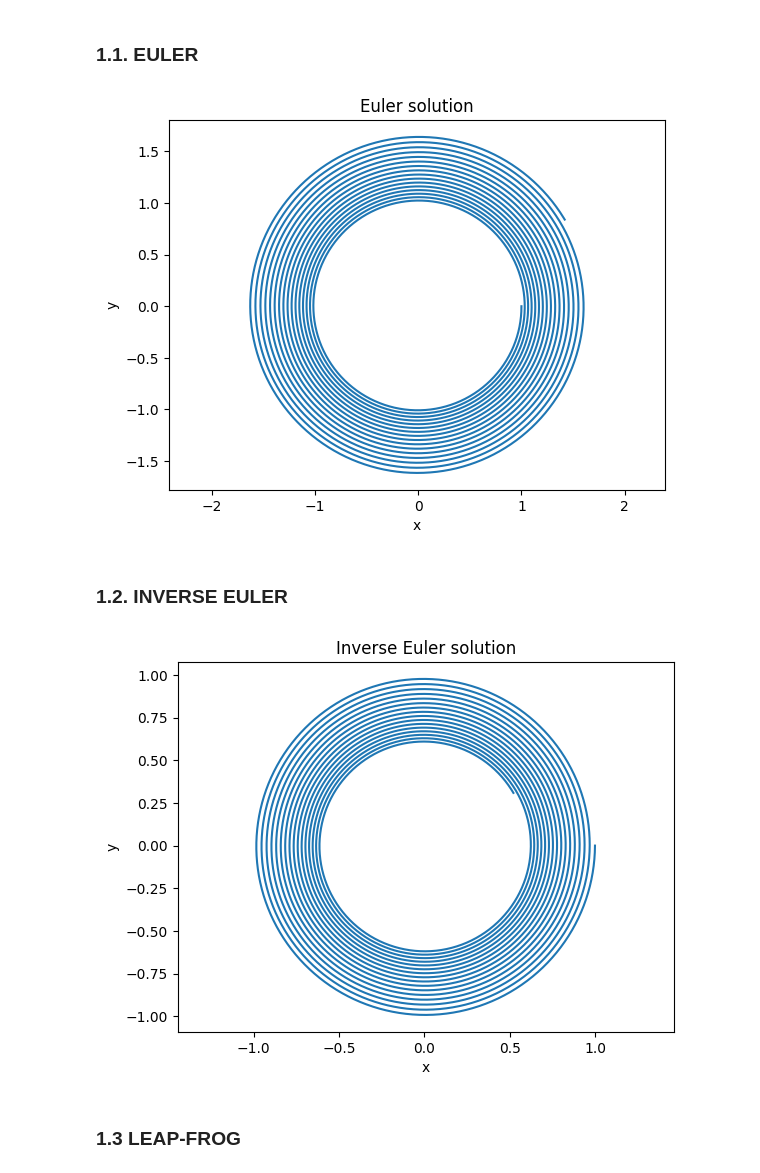
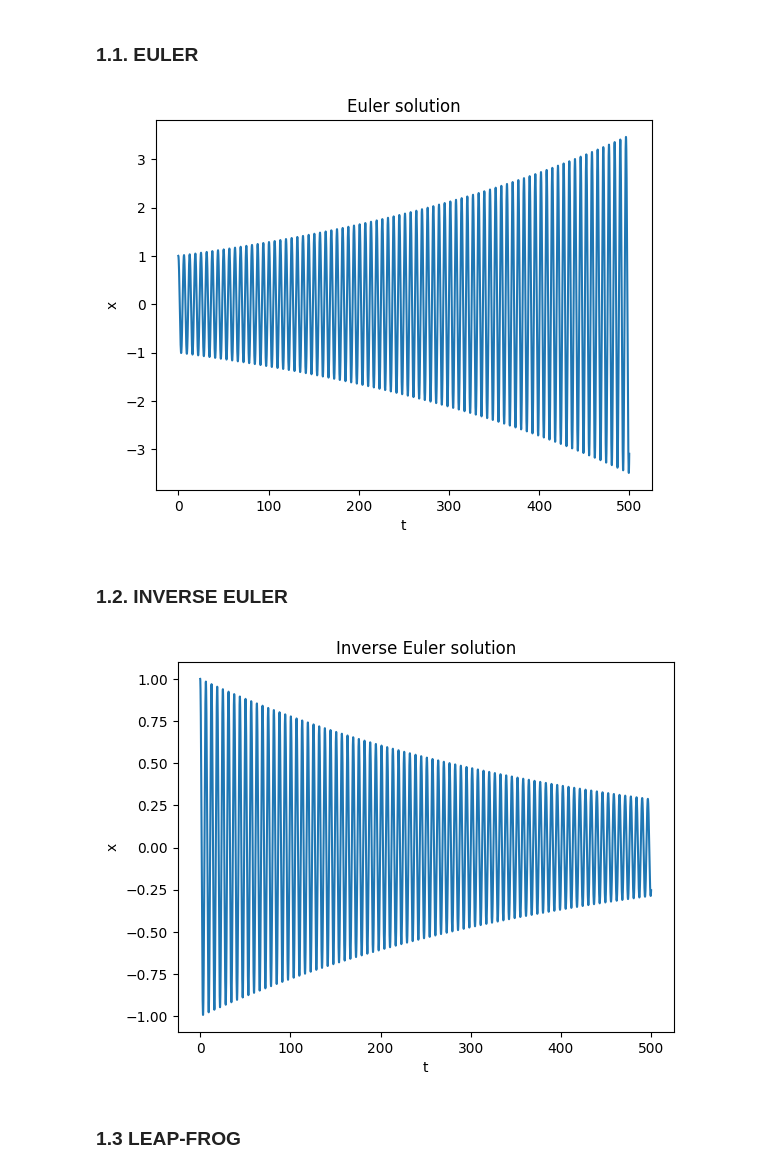
Before and after one commit to mateoopl/MUSE_AM1, a Jupyter notebook: MILESTONES/Milestone4.ipynb, the cells around one changed output. Saved outputs shown, nothing was run; the diff lists cells and outputs as text; code cells hidden in the pictures.

```diff
--- a/MILESTONES/Milestone4.ipynb
+++ b/MILESTONES/Milestone4.ipynb
@@ -21,36 +15,35 @@ def F(U):              #Equation definition. U=(x,y)
 U0 = array([1,0])   #Initial conditions
 
 t0 = 0
-tf = 100
-Np = 10000
+tf = 500
+Np = 100000
 
 t = linspace(t0, tf, Np)
 # %% [markdown]
 ### 1.1. EULER
 # %%
-U = Stability.Cauchy_Problem(F,U0,t,Numerical_schemes.Euler)   #EULER
+U = Stability.Cauchy_Problem(Physics.LinearOscillator,U0,t,Numerical_Schemes.Euler)   #EULER
 
-plt.axis("equal")
-plt.plot(U[:,0], U[:,1])
-plt.xlabel('x')
-plt.ylabel('y')
+plt.plot(t, U[:,0])
+plt.xlabel('t')
+plt.ylabel('x')
 plt.title('Euler solution')
 plt.show()
 # %% [output]
-[figure, old version]
+[figure, new version]
 # %% [markdown]
 ### 1.2. INVERSE EULER
 # %%
-U = Stability.Cauchy_Problem(F,U0,t,Numerical_schemes.Inverse_Euler)   #INVERSE EULER
+U = Stability.Cauchy_Problem(Physics.LinearOscillator,U0,t,Numerical_Schemes.Inverse_Euler)   #INVERSE EULER
 
-plt.axis("equal")
-plt.plot(U[:,0], U[:,1])
-plt.xlabel('x')
-plt.ylabel('y')
+
+plt.plot(t, U[:,0])
+plt.xlabel('t')
+plt.ylabel('x')
 plt.title('Inverse Euler solution')
 plt.show()
 # %% [output]
-[figure, old version]
+[figure, new version]
 # %% [markdown]
 ### 1.3 LEAP-FROG
 # %%
```
Also changed, not shown: parts of 5 cells of this notebook, 8 other files.
